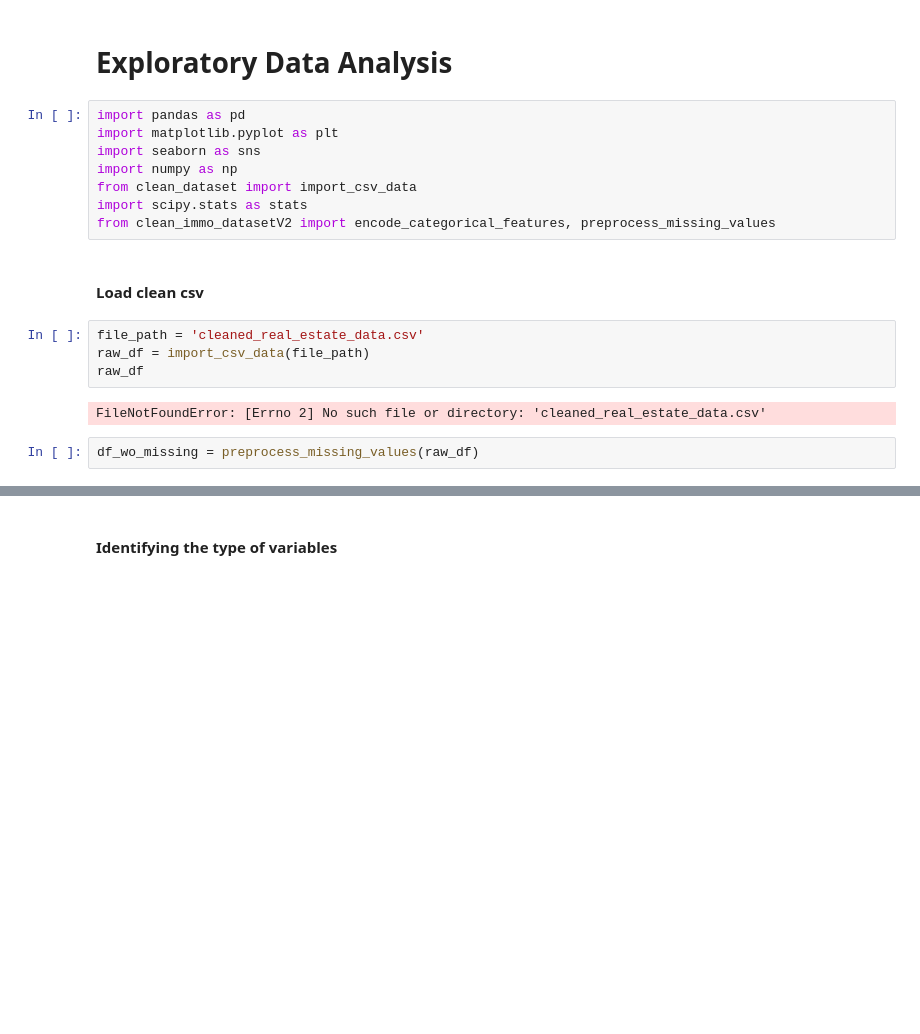
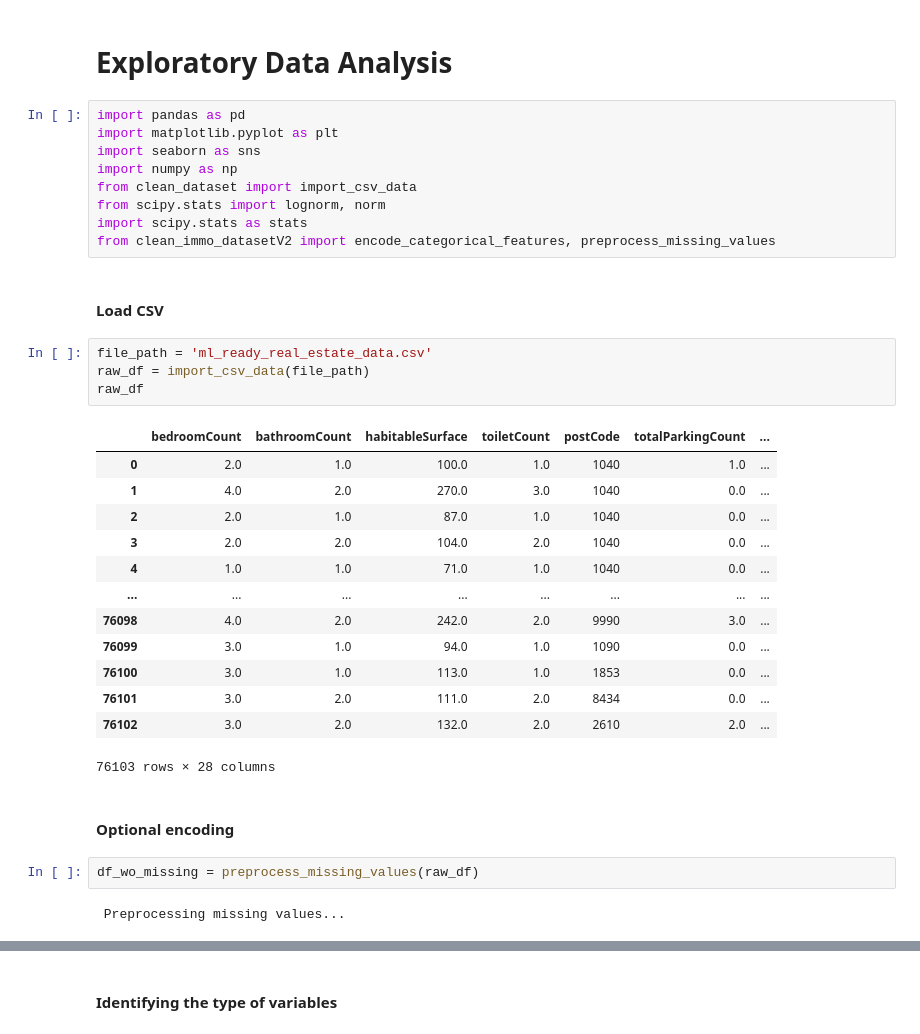
Before and after one commit to hermstefanny/immo-eliza-analysis, a Jupyter notebook: eda_draft.ipynb, the cells around one changed output, grey strips where cells are left out. Cells and saved outputs as stored; diff of their text form; blank space fills up the shorter version.

```diff
--- a/eda_draft.ipynb
+++ b/eda_draft.ipynb
@@ -6,17 +6,34 @@ import matplotlib.pyplot as plt
 import seaborn as sns
 import numpy as np
 from clean_dataset import import_csv_data
+from scipy.stats import lognorm, norm
 import scipy.stats as stats
 from clean_immo_datasetV2 import encode_categorical_features, preprocess_missing_values
 # %% [markdown]
-#### Load clean csv
+#### Load CSV
 # %%
-file_path = 'cleaned_real_estate_data.csv'
+file_path = 'ml_ready_real_estate_data.csv'
 raw_df = import_csv_data(file_path)
 raw_df
 # %% [output]
+|  | bedroomCount | bathroomCount | habitableSurface | toiletCount | postCode | totalParkingCount | ... |
+| 0 | 2.0 | 1.0 | 100.0 | 1.0 | 1040 | 1.0 | ... |
+| 1 | 4.0 | 2.0 | 270.0 | 3.0 | 1040 | 0.0 | ... |
+| 2 | 2.0 | 1.0 | 87.0 | 1.0 | 1040 | 0.0 | ... |
+| 3 | 2.0 | 2.0 | 104.0 | 2.0 | 1040 | 0.0 | ... |
+| 4 | 1.0 | 1.0 | 71.0 | 1.0 | 1040 | 0.0 | ... |
+| ... | ... | ... | ... | ... | ... | ... | ... |
+| 76098 | 4.0 | 2.0 | 242.0 | 2.0 | 9990 | 3.0 | ... |
+| 76099 | 3.0 | 1.0 | 94.0 | 1.0 | 1090 | 0.0 | ... |
+| 76100 | 3.0 | 1.0 | 113.0 | 1.0 | 1853 | 0.0 | ... |
+| 76101 | 3.0 | 2.0 | 111.0 | 2.0 | 8434 | 0.0 | ... |
+| 76102 | 3.0 | 2.0 | 132.0 | 2.0 | 2610 | 2.0 | ... |
-FileNotFoundError: [Errno 2] No such file or directory: 'cleaned_real_estate_data.csv'
+76103 rows × 28 columns
+# %% [markdown]
+#### Optional encoding
 # %%
 df_wo_missing = preprocess_missing_values(raw_df)
+# %% [output]
+ Preprocessing missing values...
 # %%
 df_wo_missing
```
Also changed, not shown: parts of 16 cells of this notebook, 4 other files.
